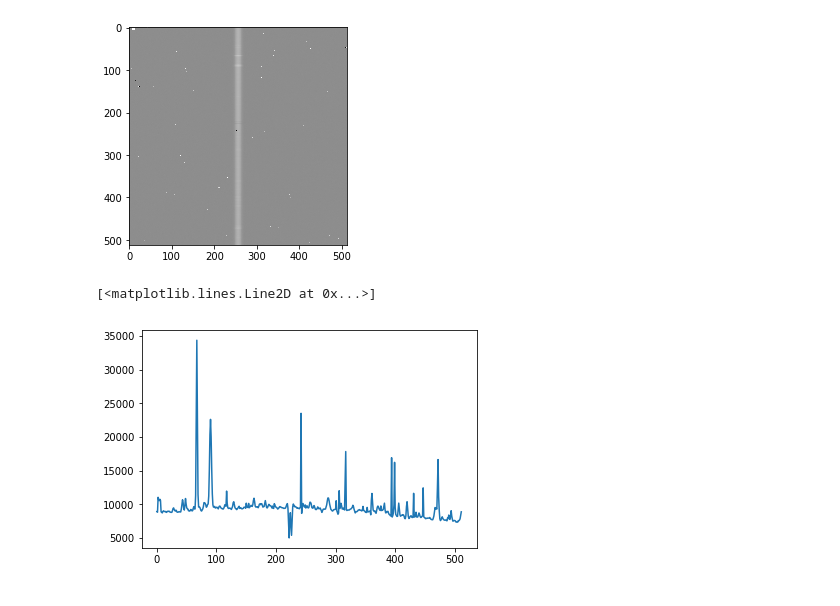
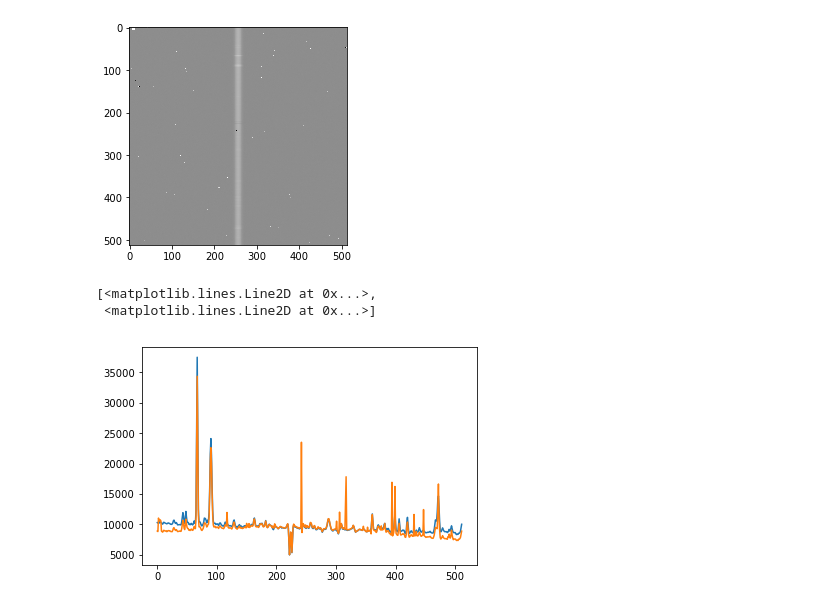
Before and after one commit to exosports/JOSE, a Jupyter notebook: jose_examples.ipynb, the cells around one changed output. Saved outputs shown, nothing was run; the diff lists cells and outputs as text; code cells hidden in the pictures.

```diff
--- a/jose_examples.ipynb
+++ b/jose_examples.ipynb
@@ -39,8 +39,11 @@ rightBound = 270
 varim = np.abs(frame1.data) / Q + rn**2
 # %%
 optimal_spectrum = jose.optimal_extraction(frame1.data, varim, rn, Q, (leftBound, rightBound))
-# %%
-plt.plot(optimal_spectrum)
-# %% [output]
-[<matplotlib.lines.Line2D at 0x...>]
-[figure, removed]
+# %%
+idl_spectrum = np.loadtxt('PyJose/data/example1/opspec1.csv')
+x = list(range(len(idl_spectrum)))
+plt.plot(x, idl_spectrum, x, optimal_spectrum)
+# %% [output]
+[<matplotlib.lines.Line2D at 0x...>,
+ <matplotlib.lines.Line2D at 0x...>]
+[figure, added]
```
Also changed, not shown: 57 other files.
